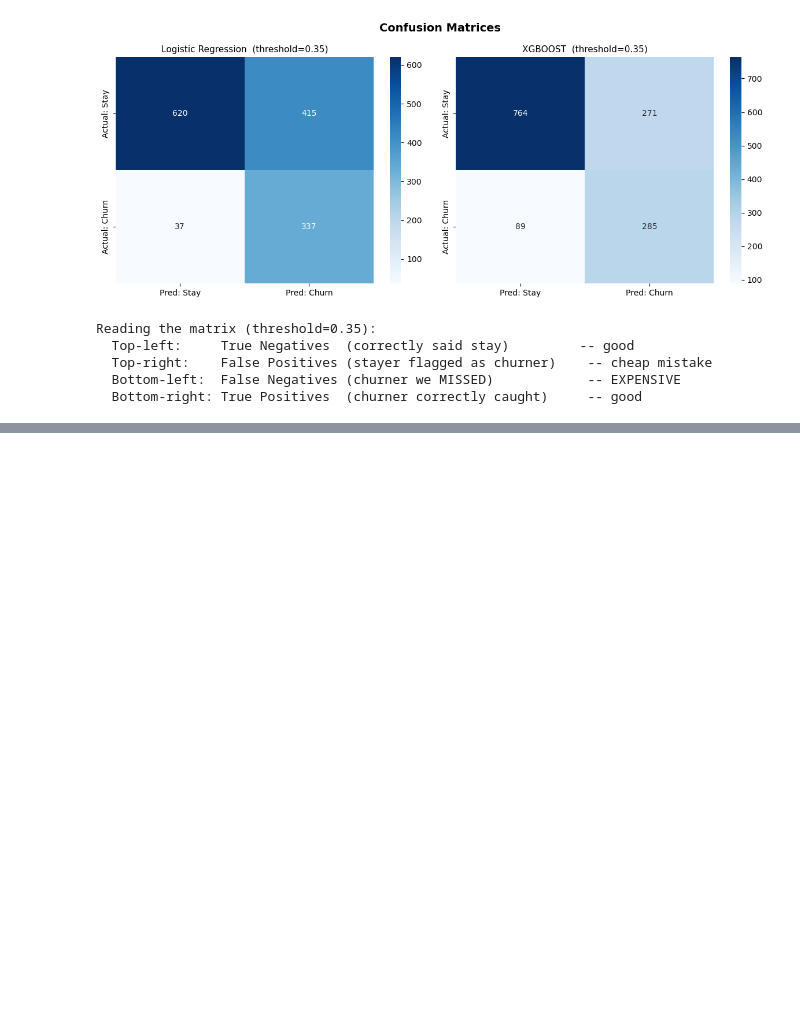
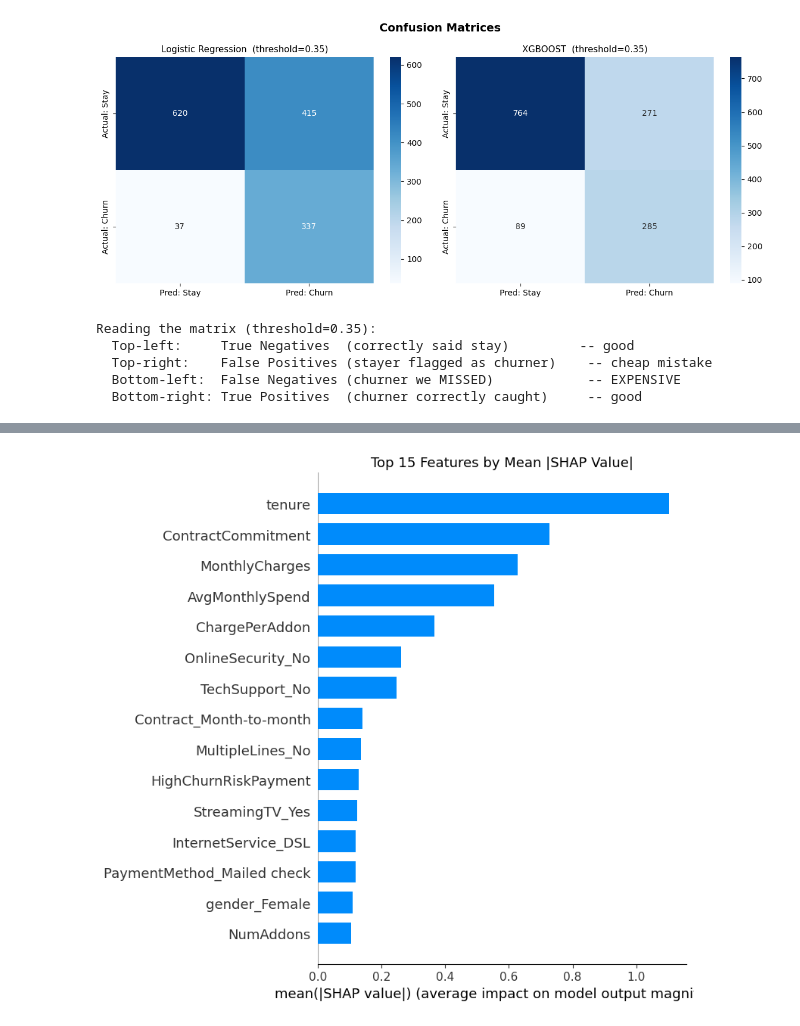
Before and after one commit to SamuelDare-programmer/CustomerChurn, a Jupyter notebook: my_eda.ipynb, the cells around one changed output, grey strips where cells are left out. Drawn from its saved outputs; the diff is of its cells as text; code cells hidden in the pictures; blank space fills up the shorter version.

```diff
--- a/my_eda.ipynb
+++ b/my_eda.ipynb
@@ -616,0 +671,20 @@ Reading the matrix (threshold=0.35):
+# %%
+# =============================================================
+# CELL 22 — SHAP BAR PLOT (MEAN ABSOLUTE IMPORTANCE)
+#
+# Simpler than the dot plot.
+# Shows the average |SHAP value| per feature = overall feature importance.
+# =============================================================
+
+shap.summary_plot(
+    shap_values, X_test_transformed,
+    feature_names=all_feature_names,
+    plot_type='bar',
+    max_display=15,
+    show=False
+)
+plt.title('Top 15 Features by Mean |SHAP Value|', fontsize=13)
+plt.tight_layout()
+plt.show()
+# %% [output]
+[figure, added]
```
Also changed, not shown: parts of 6 cells of this notebook, 1 other file.
